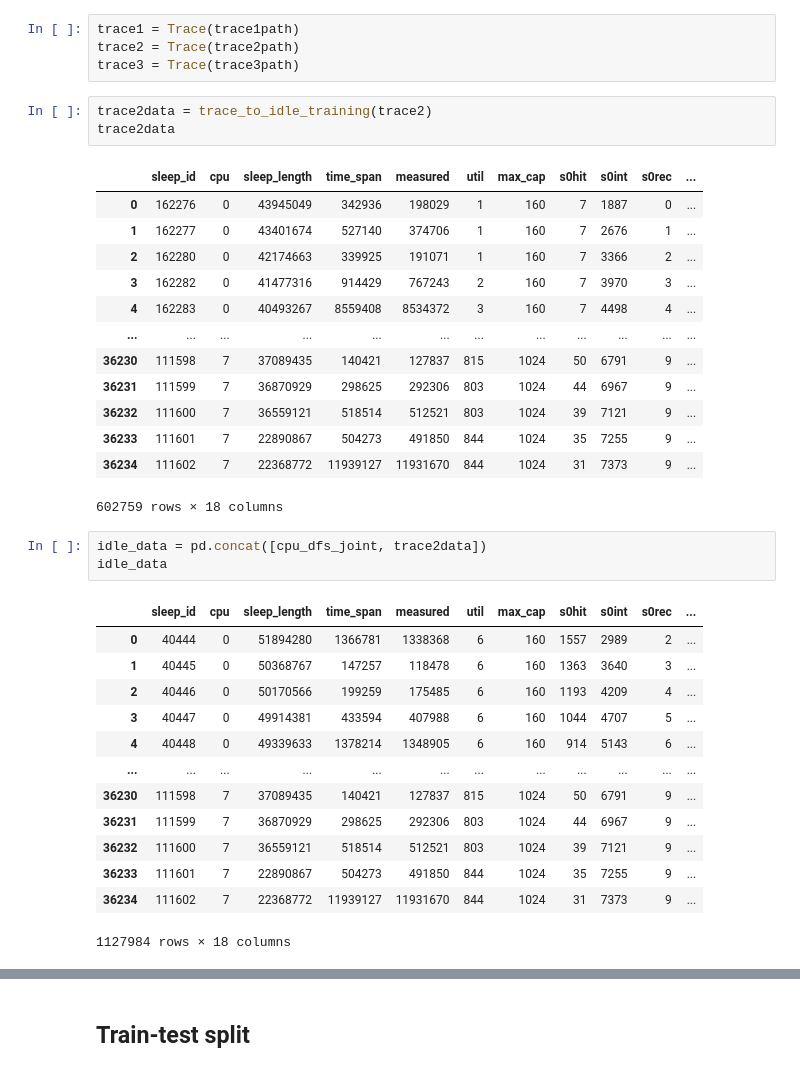
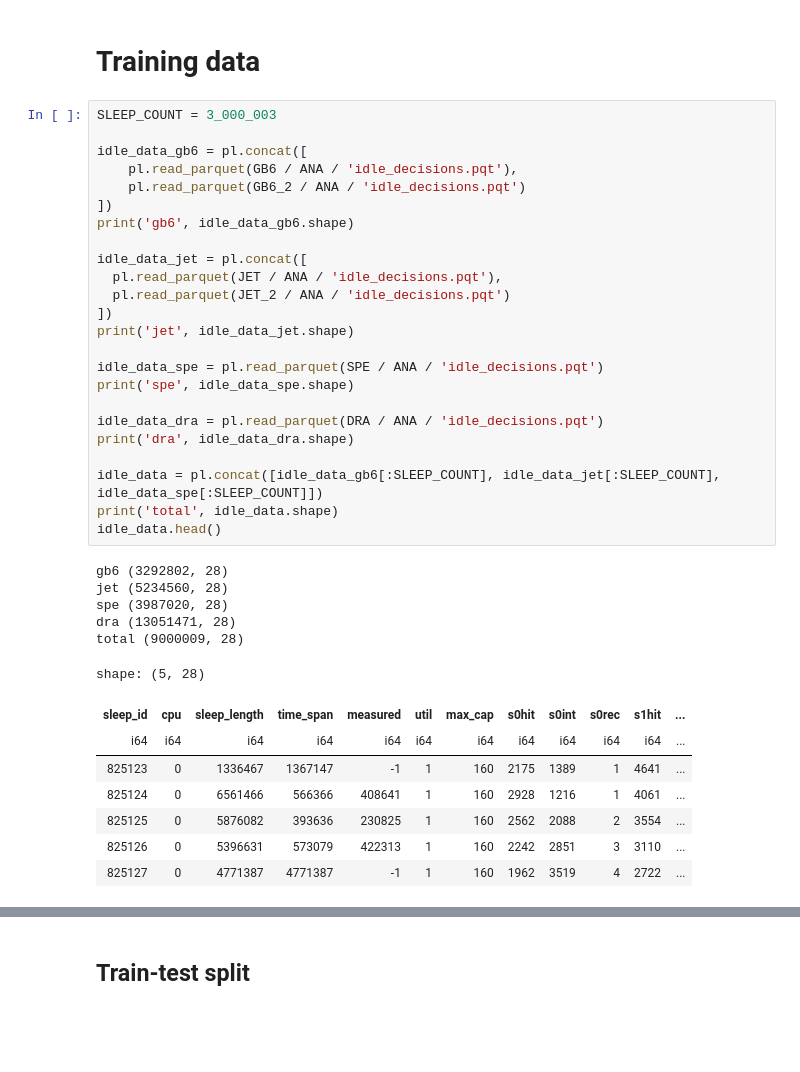
Before and after one commit to mrkajetanp/ml-idle, a Jupyter notebook: notebook/ml_idle.ipynb, the cells around one changed output, grey strips where cells are left out. Saved outputs shown, nothing was run; the diff lists cells and outputs as text; blank space fills up the shorter version.

Commit message:
Training & test data results for the interim report

```diff
--- a/notebook/ml_idle.ipynb
+++ b/notebook/ml_idle.ipynb
@@ -69,38 +104,40 @@ def trace_to_idle_training(trace):
-# %%
-trace1 = Trace(trace1path)
-trace2 = Trace(trace2path)
-trace3 = Trace(trace3path)
-# %%
-trace2data = trace_to_idle_training(trace2)
-trace2data
-# %% [output]
-|  | sleep_id | cpu | sleep_length | time_span | measured | util | max_cap | s0hit | s0int | s0rec | ... |
-| 0 | 162276 | 0 | 43945049 | 342936 | 198029 | 1 | 160 | 7 | 1887 | 0 | ... |
-| 1 | 162277 | 0 | 43401674 | 527140 | 374706 | 1 | 160 | 7 | 2676 | 1 | ... |
-| 2 | 162280 | 0 | 42174663 | 339925 | 191071 | 1 | 160 | 7 | 3366 | 2 | ... |
-| 3 | 162282 | 0 | 41477316 | 914429 | 767243 | 2 | 160 | 7 | 3970 | 3 | ... |
-| 4 | 162283 | 0 | 40493267 | 8559408 | 8534372 | 3 | 160 | 7 | 4498 | 4 | ... |
-| ... | ... | ... | ... | ... | ... | ... | ... | ... | ... | ... | ... |
-| 36230 | 111598 | 7 | 37089435 | 140421 | 127837 | 815 | 1024 | 50 | 6791 | 9 | ... |
-| 36231 | 111599 | 7 | 36870929 | 298625 | 292306 | 803 | 1024 | 44 | 6967 | 9 | ... |
-| 36232 | 111600 | 7 | 36559121 | 518514 | 512521 | 803 | 1024 | 39 | 7121 | 9 | ... |
-| 36233 | 111601 | 7 | 22890867 | 504273 | 491850 | 844 | 1024 | 35 | 7255 | 9 | ... |
-| 36234 | 111602 | 7 | 22368772 | 11939127 | 11931670 | 844 | 1024 | 31 | 7373 | 9 | ... |
-602759 rows × 18 columns
+# %% [markdown]
+# Training data
 # %%
-idle_data = pd.concat([cpu_dfs_joint, trace2data])
-idle_data
+SLEEP_COUNT = 3_000_003
+
+idle_data_gb6 = pl.concat([
+    pl.read_parquet(GB6 / ANA / 'idle_decisions.pqt'),
+    pl.read_parquet(GB6_2 / ANA / 'idle_decisions.pqt')
+])
+print('gb6', idle_data_gb6.shape)
+
+idle_data_jet = pl.concat([
+  pl.read_parquet(JET / ANA / 'idle_decisions.pqt'),
+  pl.read_parquet(JET_2 / ANA / 'idle_decisions.pqt')
+])
+print('jet', idle_data_jet.shape)
+
+idle_data_spe = pl.read_parquet(SPE / ANA / 'idle_decisions.pqt')
+print('spe', idle_data_spe.shape)
+
+idle_data_dra = pl.read_parquet(DRA / ANA / 'idle_decisions.pqt')
+print('dra', idle_data_dra.shape)
+
+idle_data = pl.concat([idle_data_gb6[:SLEEP_COUNT], idle_data_jet[:SLEEP_COUNT], idle_data_spe[:SLEEP_COUNT]])
+print('total', idle_data.shape)
+idle_data.head()
 # %% [output]
+gb6 (3292802, 28)
+jet (5234560, 28)
+spe (3987020, 28)
+dra (13051471, 28)
+total (9000009, 28)
+shape: (5, 28)
-|  | sleep_id | cpu | sleep_length | time_span | measured | util | max_cap | s0hit | s0int | s0rec | ... |
-| 0 | 40444 | 0 | 51894280 | 1366781 | 1338368 | 6 | 160 | 1557 | 2989 | 2 | ... |
-| 1 | 40445 | 0 | 50368767 | 147257 | 118478 | 6 | 160 | 1363 | 3640 | 3 | ... |
-| 2 | 40446 | 0 | 50170566 | 199259 | 175485 | 6 | 160 | 1193 | 4209 | 4 | ... |
-| 3 | 40447 | 0 | 49914381 | 433594 | 407988 | 6 | 160 | 1044 | 4707 | 5 | ... |
-| 4 | 40448 | 0 | 49339633 | 1378214 | 1348905 | 6 | 160 | 914 | 5143 | 6 | ... |
-| ... | ... | ... | ... | ... | ... | ... | ... | ... | ... | ... | ... |
-| 36230 | 111598 | 7 | 37089435 | 140421 | 127837 | 815 | 1024 | 50 | 6791 | 9 | ... |
-| 36231 | 111599 | 7 | 36870929 | 298625 | 292306 | 803 | 1024 | 44 | 6967 | 9 | ... |
-| 36232 | 111600 | 7 | 36559121 | 518514 | 512521 | 803 | 1024 | 39 | 7121 | 9 | ... |
-| 36233 | 111601 | 7 | 22890867 | 504273 | 491850 | 844 | 1024 | 35 | 7255 | 9 | ... |
-| 36234 | 111602 | 7 | 22368772 | 11939127 | 11931670 | 844 | 1024 | 31 | 7373 | 9 | ... |
+| sleep_id | cpu | sleep_length | time_span | measured | util | max_cap | s0hit | s0int | s0rec | s1hit | ... |
+| i64 | i64 | i64 | i64 | i64 | i64 | i64 | i64 | i64 | i64 | i64 | ... |
+| 825123 | 0 | 1336467 | 1367147 | -1 | 1 | 160 | 2175 | 1389 | 1 | 4641 | ... |
+| 825124 | 0 | 6561466 | 566366 | 408641 | 1 | 160 | 2928 | 1216 | 1 | 4061 | ... |
+| 825125 | 0 | 5876082 | 393636 | 230825 | 1 | 160 | 2562 | 2088 | 2 | 3554 | ... |
+| 825126 | 0 | 5396631 | 573079 | 422313 | 1 | 160 | 2242 | 2851 | 3 | 3110 | ... |
+| 825127 | 0 | 4771387 | 4771387 | -1 | 1 | 160 | 1962 | 3519 | 4 | 2722 | ... |
-1127984 rows × 18 columns
```
Also changed, not shown: parts of 32 cells of this notebook, 2 other files.
